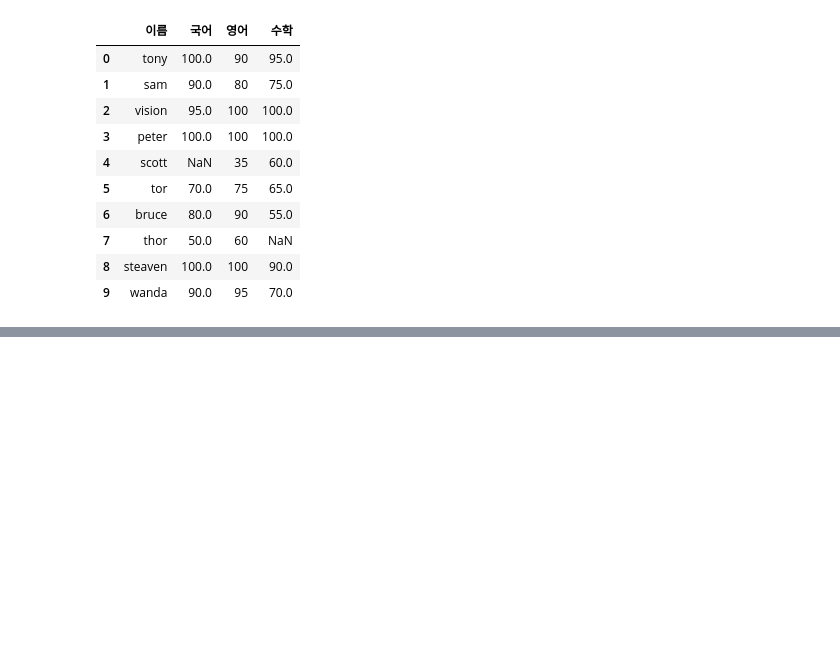
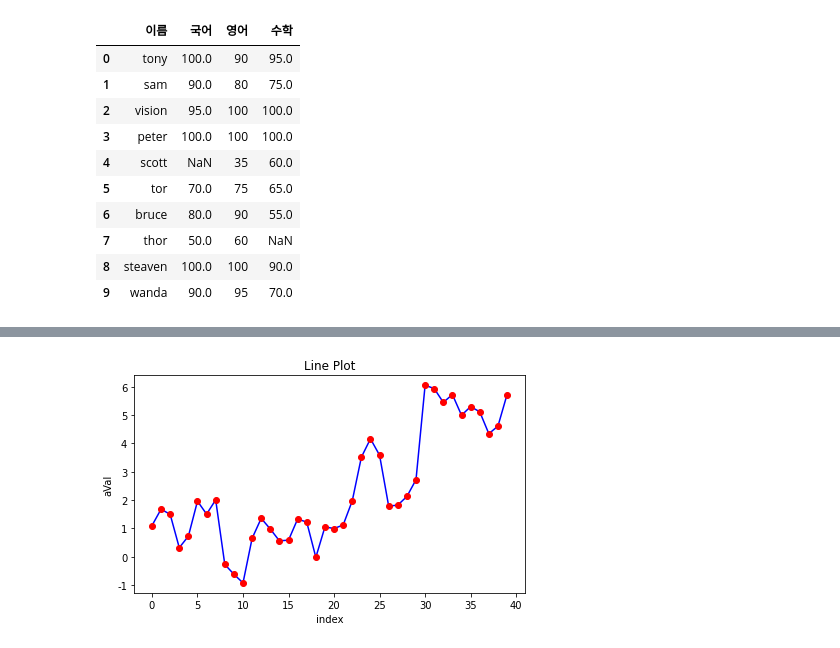
Before and after one commit to ksm001027/datascience, a Jupyter notebook: Untitled0.ipynb, the cells around one changed output, grey strips where cells are left out. Cells and saved outputs as stored; diff of their text form; code cells hidden in the pictures; blank space fills up the shorter version.

```diff
--- a/Untitled0.ipynb
+++ b/Untitled0.ipynb
@@ -284,0 +1188,10 @@ df
+# %%
+plt.figure(figsize=(7,4))
+plt.plot(aVal.cumsum(), 'b', lw= 1.5)
+plt.plot(aVal.cumsum(), 'ro')
+plt.xlabel('index')
+plt.ylabel('aVal')
+plt.title('Line Plot')
+plt.show()
+# %% [output]
+[figure, added]
```
Also changed, not shown: parts of 196 cells of this notebook.
